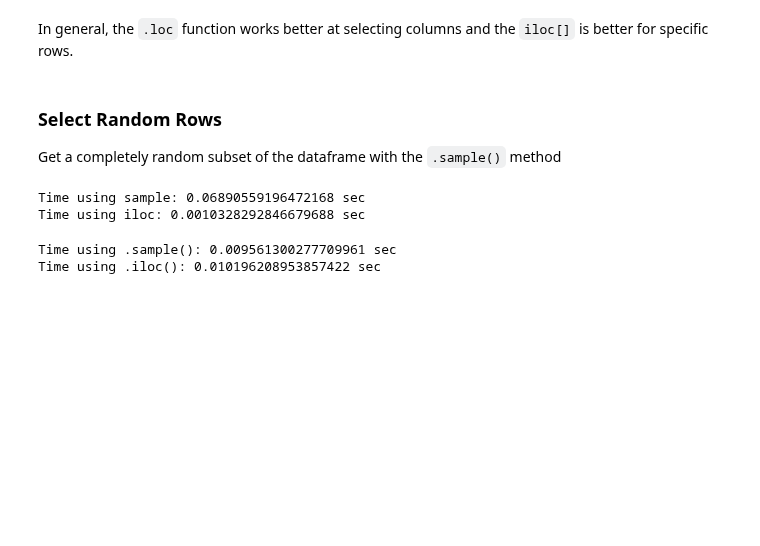
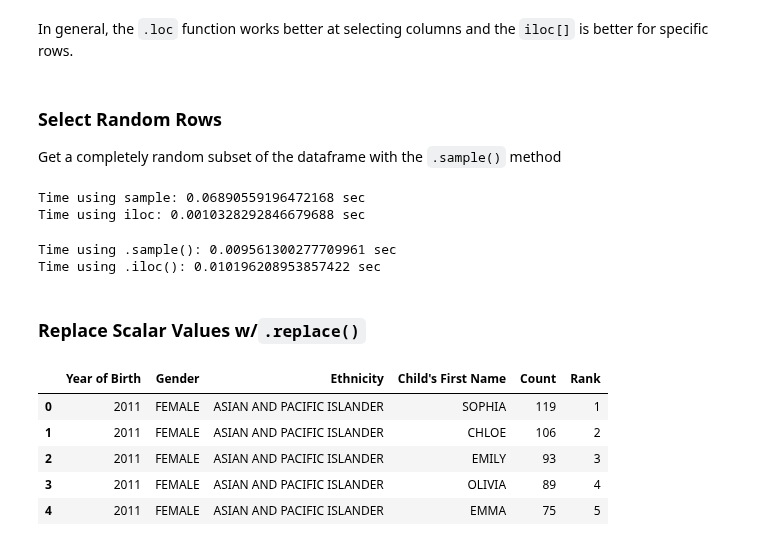
Before and after one commit to SmilodonCub/DATA602, a Jupyter notebook: PythonProgrammingTrack_DataCamp_Notes.ipynb, the cells around one changed output. Drawn from its saved outputs; the diff is of its cells as text; code cells hidden in the pictures; blank space fills up the shorter version.

```diff
--- a/PythonProgrammingTrack_DataCamp_Notes.ipynb
+++ b/PythonProgrammingTrack_DataCamp_Notes.ipynb
@@ -1038,3 +1038,18 @@ print( 'Time using .iloc(): {} sec'.format( end_time - start_time ) )
 # %% [output]
 Time using .sample(): 0.009561300277709961 sec
 Time using .iloc(): 0.010196208953857422 sec
+# %% [markdown]
+### Replace Scalar Values w/`.replace()`
+# %%
+import pandas as pd
+import time
+url = 'https://raw.githubusercontent.com/SmilodonCub/DATA602/master/Popular_Baby_Names.csv'
+popnames = pd.read_csv( url )
+popnames.head()
+# %% [output]
+|  | Year of Birth | Gender | Ethnicity | Child's First Name | Count | Rank |
+| 0 | 2011 | FEMALE | ASIAN AND PACIFIC ISLANDER | SOPHIA | 119 | 1 |
+| 1 | 2011 | FEMALE | ASIAN AND PACIFIC ISLANDER | CHLOE | 106 | 2 |
+| 2 | 2011 | FEMALE | ASIAN AND PACIFIC ISLANDER | EMILY | 93 | 3 |
+| 3 | 2011 | FEMALE | ASIAN AND PACIFIC ISLANDER | OLIVIA | 89 | 4 |
+| 4 | 2011 | FEMALE | ASIAN AND PACIFIC ISLANDER | EMMA | 75 | 5 |
```
Also changed, not shown: parts of 19 cells of this notebook.
